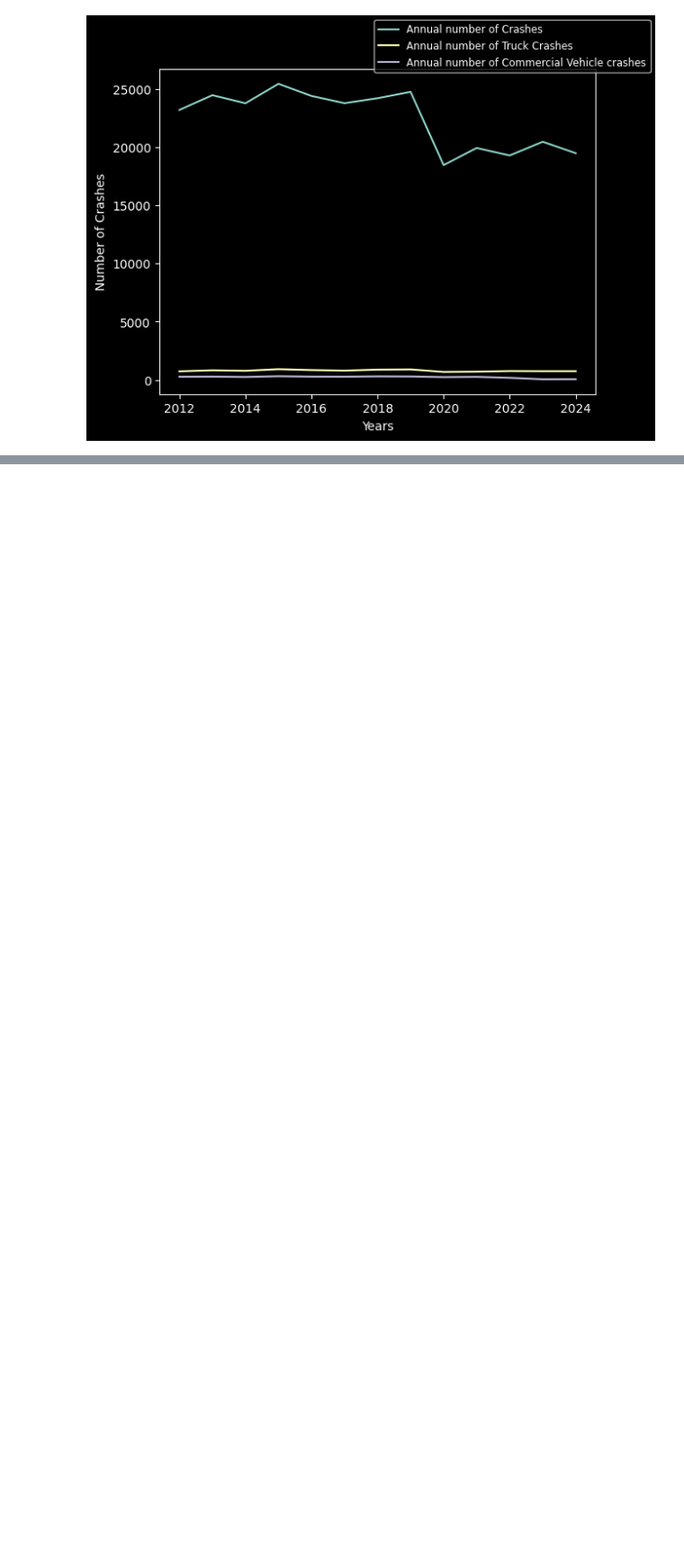
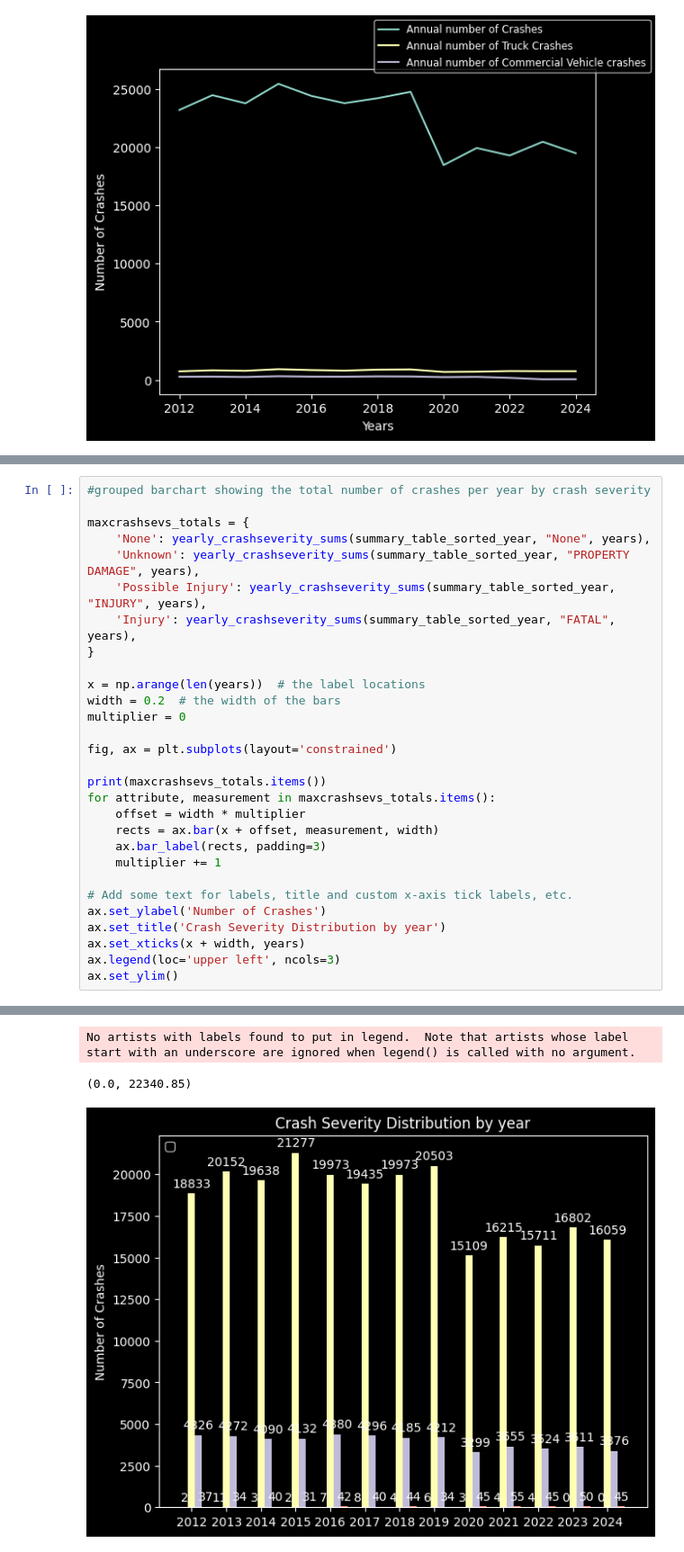
Before and after one commit to justinjli2004-sketch/spring2026, a Jupyter notebook: project/EDA.ipynb, the cells around one changed output, grey strips where cells are left out. Shown at 90% size. Saved outputs shown, nothing was run; the diff lists cells and outputs as text; blank space fills up the shorter version.

```diff
--- a/project/EDA.ipynb
+++ b/project/EDA.ipynb
@@ -168,0 +289,30 @@ plt.show()
+# %%
+#grouped barchart showing the total number of crashes per year by crash severity
+
+maxcrashsevs_totals = {
+    'None': yearly_crashseverity_sums(summary_table_sorted_year, "None", years),
+    'Unknown': yearly_crashseverity_sums(summary_table_sorted_year, "PROPERTY DAMAGE", years),
+    'Possible Injury': yearly_crashseverity_sums(summary_table_sorted_year, "INJURY", years),
+    'Injury': yearly_crashseverity_sums(summary_table_sorted_year, "FATAL", years),
+}
+
+x = np.arange(len(years))  # the label locations
+width = 0.2  # the width of the bars
+multiplier = 0
+
+fig, ax = plt.subplots(layout='constrained')
+
+print(maxcrashsevs_totals.items())
+for attribute, measurement in maxcrashsevs_totals.items():
+    offset = width * multiplier
+    rects = ax.bar(x + offset, measurement, width)
+    ax.bar_label(rects, padding=3)
+    multiplier += 1
+
+# Add some text for labels, title and custom x-axis tick labels, etc.
+ax.set_ylabel('Number of Crashes')
+ax.set_title('Crash Severity Distribution by year')
+ax.set_xticks(x + width, years)
+ax.legend(loc='upper left', ncols=3)
+ax.set_ylim()
+# %% [output]
@@ -168,0 +320,3 @@ plt.show()
+No artists with labels found to put in legend.  Note that artists whose label start with an underscore are ignored when legend() is called with no argument.
+(0.0, 22340.85)
+[figure, added]
```
Also changed, not shown: parts of 6 cells of this notebook.
